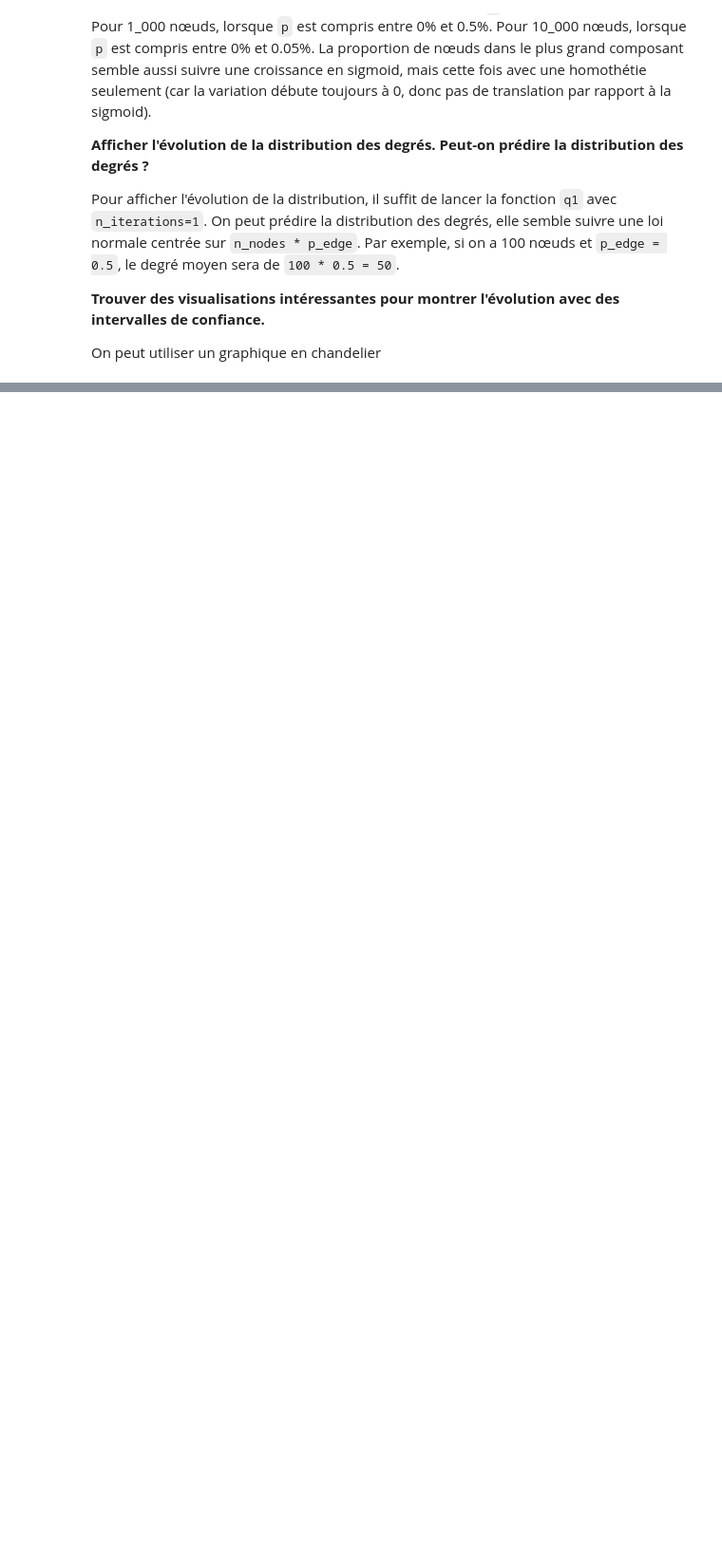
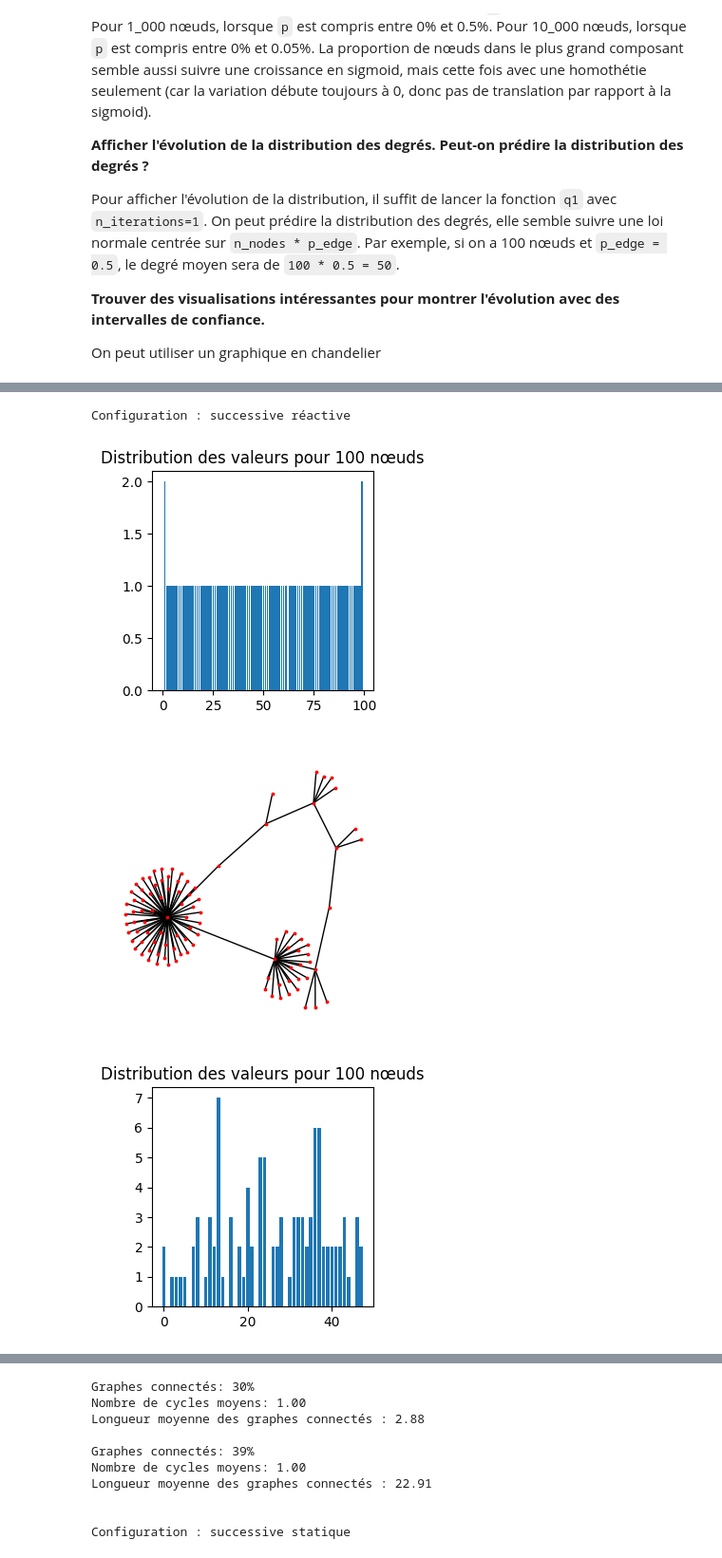
Before and after one commit to ugotafaro/PROJET_ISOC731, a Jupyter notebook: hugo.ipynb, the cells around one changed output, grey strips where cells are left out. Shown at 95% size. Drawn from its saved outputs; the diff is of its cells as text; code cells hidden in the pictures; blank space fills up the shorter version.

```diff
--- a/hugo.ipynb
+++ b/hugo.ipynb
@@ -210,7 +216,7 @@ def get_infos(graph, i, divergence):
 
     # If there are no other nodes, stop
     # This should never happen
-    if others == set():
+    if not others:
         draw_graph(graph)
         print("No other nodes")
         raise Exception("No other nodes")
@@ -223,7 +229,7 @@ def get_infos(graph, i, divergence):
     )[0]
     return neighbors, others, best_node
 
-def successive_edge_addition(graph, update_target_node, divergence):
+def successive_edge_addition(graph, reactive, divergence):
     """Decrements each timer and adds edge successively"""
     for i, node in graph.nodes(data=True):
         # Skip if timer is 0 or lower, TODO : Regarder ce qui se passe en remplaçant <= par <
@@ -245,11 +251,11 @@ def successive_edge_addition(graph, update_target_node, divergence):
         graph.nodes[i]['value'] = graph.nodes[best_node]['value'] + 1
 
         # Update the value of the target node if needed
-        if update_target_node: graph.nodes[best_node]['value'] += 1
+        if reactive: graph.nodes[best_node]['value'] += 1
 
     return graph
 
-def simultaneous_edge_addition(graph, update_target_node, divergence):
+def simultaneous_edge_addition(graph, reactive, divergence):
     """Decrements each timer and adds edge simultaneously"""
     for node in graph.nodes: graph.nodes[node]['timer'] -= 1
 
@@ -270,11 +276,11 @@ def simultaneous_edge_addition(graph, update_target_node, divergence):
         # Update next graph
         next_graph.add_edge(i, best_node)
         next_graph.nodes[i]['value'] = graph.nodes[best_node]['value'] + 1
-        if update_target_node: next_graph.nodes[best_node]['value'] += 1
+        if reactive: next_graph.nodes[best_node]['value'] += 1
 
     return next_graph
 
-def perform(n_nodes, successive, update_target_node, divergence):
+def perform(n_nodes, successive, reactive, divergence):
     """Performs the simulation game of the graph"""
     # Creating empty graph
     graph = nx.empty_graph(n_nodes,create_using=nx.Graph())
@@ -286,62 +292,65 @@ def perform(n_nodes, successive, update_target_node, divergence):
     # Performing node addition until all nodes have a timer of 0
     while not graph_is_done(graph):
         if successive:
-            graph = successive_edge_addition(graph, update_target_node, divergence)
+            graph = successive_edge_addition(graph, reactive, divergence, chaotic)
         else:
-            graph = simultaneous_edge_addition(graph, update_target_node, divergence)
+            graph = simultaneous_edge_addition(graph, reactive, divergence)
 
     return graph
 
-def q2(n_iterations, n_nodes, successive=False, update_target_node=False, draw=False, divergence=0):
+def q2(n_iterations, n_nodes, successive=False, reactive=False, draw=False, divergence=0):
     sum_shortest_paths = 0
     nb_connected_graphs = 0
     sum_cycles = 0
 
     for i in range(n_iterations):
-        graph = perform(n_nodes, successive, update_target_node, divergence)
+        graph = perform(n_nodes, successive, reactive, divergence)
 
         is_connected = nx.is_connected(graph)
+
+        # Value distribution
+        if n_iterations == 1:
+            values = [graph.nodes[node]['value'] for node in graph.nodes]
+            distribution = np.bincount(values)
+            plt.figure(figsize=(3, 3))
+            plt.title(f"Distribution des valeurs pour {n_nodes} nœuds")
+            plt.bar(range(len(distribution)), distribution)
+            plt.show()
 
         # Nombre de cycles
         cycles = nx.algorithms.cycles.cycle_basis(graph)
         sum_cycles += len(cycles)
 
-        print("Connected" if is_connected else "Not connected")
-        print("Cyclic" if len(cycles) else "Not cyclic")
+        # print("Connected" if is_connected else "Not connected")
+        # print("Cyclic" if len(cycles) else "Not cyclic")
         if is_connected:
             nb_connected_graphs += 1
             sum_shortest_paths += nx.average_shortest_path_length(graph)
             # print(f"Average shortest path length : {nx.average_shortest_path_length(graph)}")
 
         if draw:
             draw_graph(graph)
             time.sleep(1)
 
+    # Don't calculate the average if there is only one iteration
     if n_iterations == 1: return
+
 
     # Calcul connectivité moyenne
     print(f"\nGraphes connectés: {nb_connected_graphs/n_iterations:.0%}")
     # Calcul nombre de cycles moyens
     print(f"Nombre de cycles moyens: {sum_cycles/n_iterations:.2f}")
     # Calcul longueur moyenne des graphes connectés
     print(f"Longueur moyenne des graphes connectés : {sum_shortest_paths/nb_connected_graphs:.2f}")
 
-# q2(n_iterations=1, n_nodes=100, successive=True, update_target_node=True, draw=True)
-# q2(n_iterations=1, n_nodes=200, successive=True, update_target_node=False, draw=True)
-# q2(n_iterations=1, n_nodes=100, successive=False, update_target_node=True, draw=True)
-# q2(n_iterations=1, n_nodes=200, successive=False, update_target_node=False, draw=True)
-#
-# q2(n_iterations=100, n_nodes=500, successive=True, update_target_node=True, draw=False)
-# q2(n_iterations=100, n_nodes=500, successive=True, update_target_node=False, draw=False)
-# q2(n_iterations=100, n_nodes=500, successive=False, update_target_node=True, draw=False)
-# q2(n_iterations=100, n_nodes=500, successive=False, update_target_node=False, draw=False)
-
-# q2(n_iterations=1, n_nodes=200, successive=True, update_target_node=True, draw=True, divergence=0.5)
-# q2(n_iterations=1, n_nodes=200, successive=True, update_target_node=False, draw=True, divergence=0.5)
-# q2(n_iterations=1, n_nodes=200, successive=False, update_target_node=True, draw=True, divergence=0.5)
-# q2(n_iterations=1, n_nodes=200, successive=False, update_target_node=False, draw=True, divergence=0.5)
-#
-# q2(n_iterations=300, n_nodes=500, successive=True, update_target_node=True, divergence=0.5)
-# q2(n_iterations=300, n_nodes=500, successive=True, update_target_node=False, divergence=0.5)
-# q2(n_iterations=300, n_nodes=500, successive=False, update_target_node=True, divergence=0.5)
-# q2(n_iterations=300, n_nodes=500, successive=False, update_target_node=False, divergence=0.5)
+for successive, reactive in [(True, True), (True, False), (False, True), (False, False)]:
+    print(f"\n\nConfiguration : {'successive' if successive else 'simultané'} {'réactive' if reactive else 'statique'}")
+    q2(n_iterations=1, n_nodes=100, successive=successive, reactive=reactive, draw=True)
+    q2(n_iterations=1, n_nodes=100, successive=successive, reactive=reactive, draw=True, divergence=0.5)
+    q2(n_iterations=100, n_nodes=500, successive=successive, reactive=reactive)
+    q2(n_iterations=300, n_nodes=500, successive=successive, reactive=reactive, divergence=0.5)
+# %% [output]
+Configuration : successive réactive
+[figure, added]
+[figure, added]
+[figure, added]
@@ -347,0 +358,10 @@ def q2(n_iterations, n_nodes, successive=False, update_target_node=False, draw=F
+Graphes connectés: 30%
+Nombre de cycles moyens: 1.00
+Longueur moyenne des graphes connectés : 2.88
+
+Graphes connectés: 39%
+Nombre de cycles moyens: 1.00
+Longueur moyenne des graphes connectés : 22.91
+
+
+Configuration : successive statique
```
Also changed, not shown: parts of 5 cells of this notebook.
